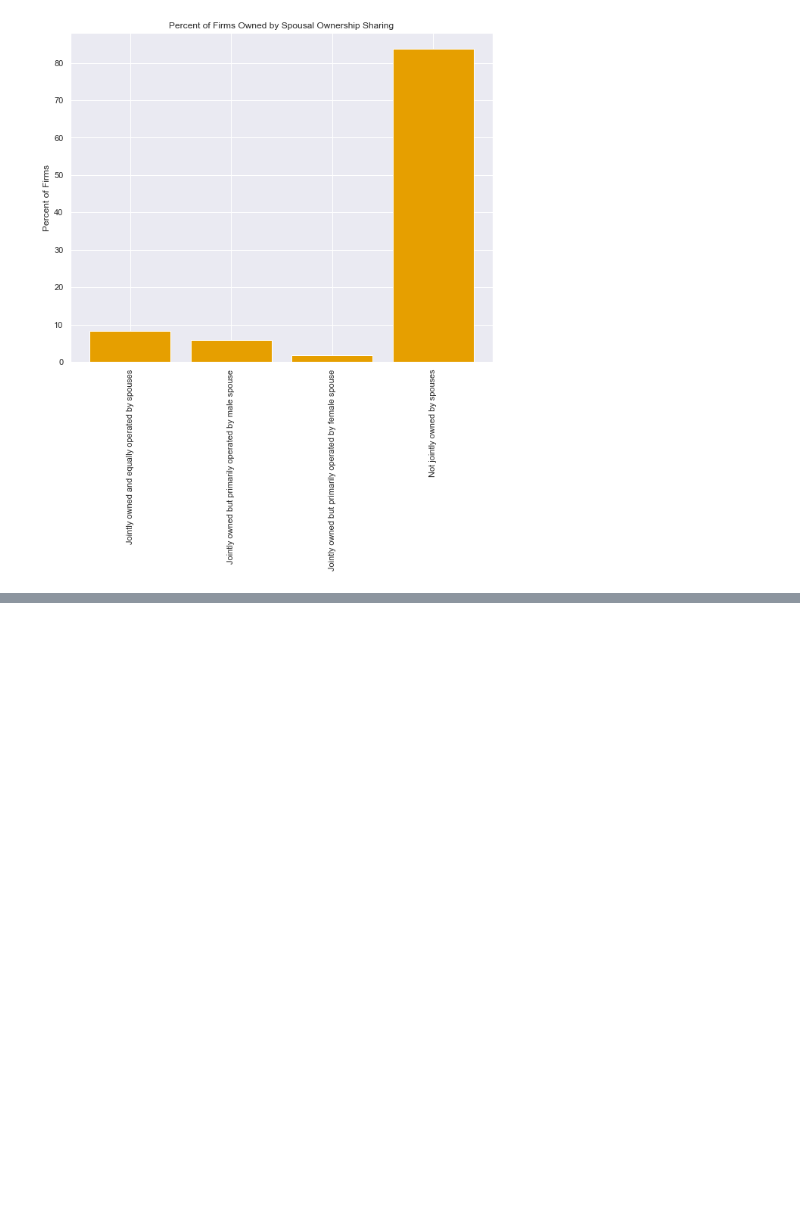
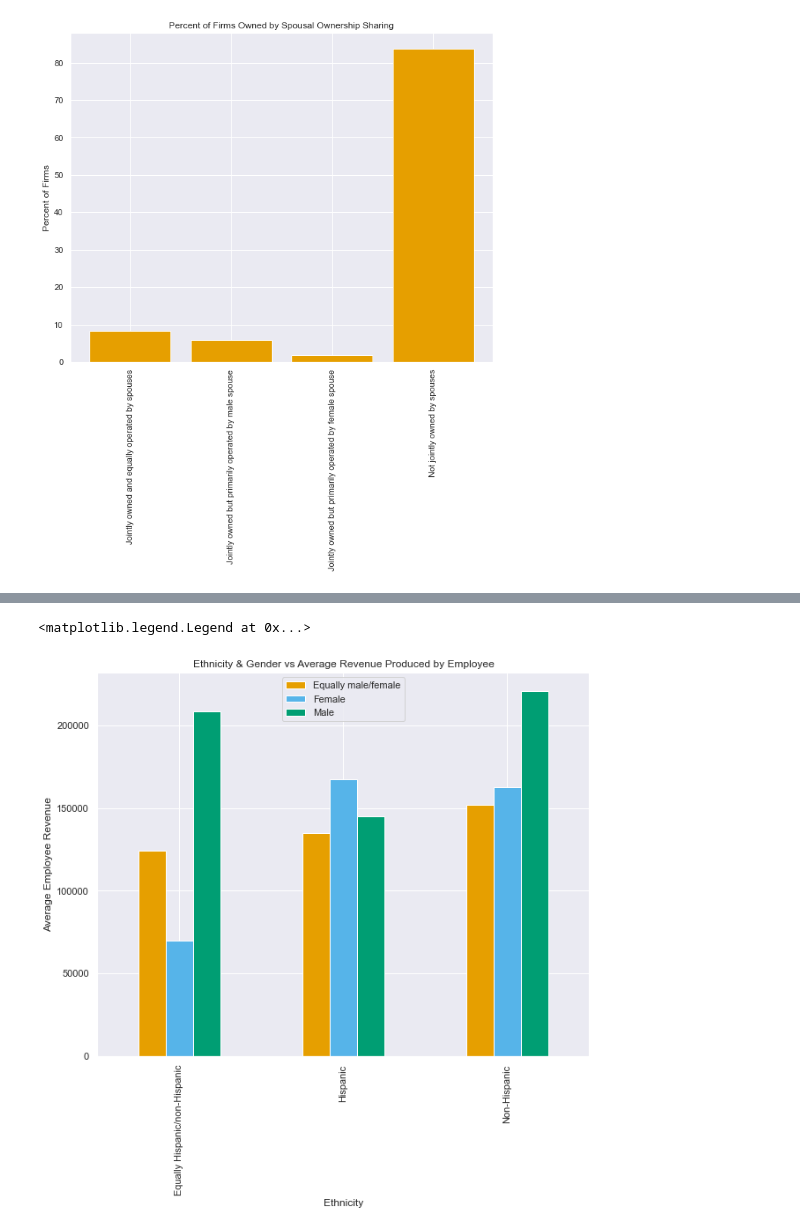
Before and after one commit to jackrlynn3/pandas-census-grp-5, a Jupyter notebook: visualizations.ipynb, the cells around one changed output, grey strips where cells are left out. Saved outputs shown, nothing was run; the diff lists cells and outputs as text; code cells hidden in the pictures; blank space fills up the shorter version.

Commit message:
Added Stanleys ethnicity data

```diff
--- a/visualizations.ipynb
+++ b/visualizations.ipynb
@@ -562,0 +566,34 @@ Text(0, 0.5, 'Percent of Firms')
+# %%
+# Topic 1: Revenue produced by employee by ethnicity/gender
+
+summary = summary_dataset.copy()
+#Extract needed columns
+ethnicity_rit_sex = summary[['Ethnicity', 'Sex']].copy()
+
+ethnicity_rit_sex['Average Employee Revenue'] = (summary['RevenueInThousands'] * 1000) / summary['EmployeeCt']
+
+#Remove certain rows to show exact data
+ethnicity_rit_sex = ethnicity_rit_sex[ethnicity_rit_sex.Ethnicity != 'Total']
+ethnicity_rit_sex = ethnicity_rit_sex[ethnicity_rit_sex.Ethnicity != 'Classifiable']
+ethnicity_rit_sex = ethnicity_rit_sex[ethnicity_rit_sex.Ethnicity != 'Unclassifiable']
+ethnicity_rit_sex = ethnicity_rit_sex[ethnicity_rit_sex.Sex != 'Total']
+ethnicity_rit_sex = ethnicity_rit_sex[ethnicity_rit_sex.Ethnicity != 'Classifiable']
+
+#Sort the values and drop null values
+sorted_ethnicity_rit_sex = ethnicity_rit_sex.sort_values(by = 'Average Employee Revenue').dropna()
+
+#group by ethnicity and sex
+
+summed_ethnicity_rit_sex = sorted_ethnicity_rit_sex.groupby(['Ethnicity','Sex'])['Average Employee Revenue'].mean().unstack('Sex')
+
+# Graph 1: Barchart comparing average revenue to ethnicity and gender
+graph_ethnicity_rit_sex = summed_ethnicity_rit_sex.plot.bar(title = 'Ethnicity & Gender vs Average Revenue Produced by Employee', color = colors[0:3])
+
+#set the y label
+graph_ethnicity_rit_sex.set_ylabel('Average Employee Revenue')
+
+#fix the legend
+graph_ethnicity_rit_sex.legend(['Equally male/female', 'Female', 'Male'], title = '')
+# %% [output]
+<matplotlib.legend.Legend at 0x...>
+[figure, added]
```
Also changed, not shown: parts of 5 cells of this notebook.
